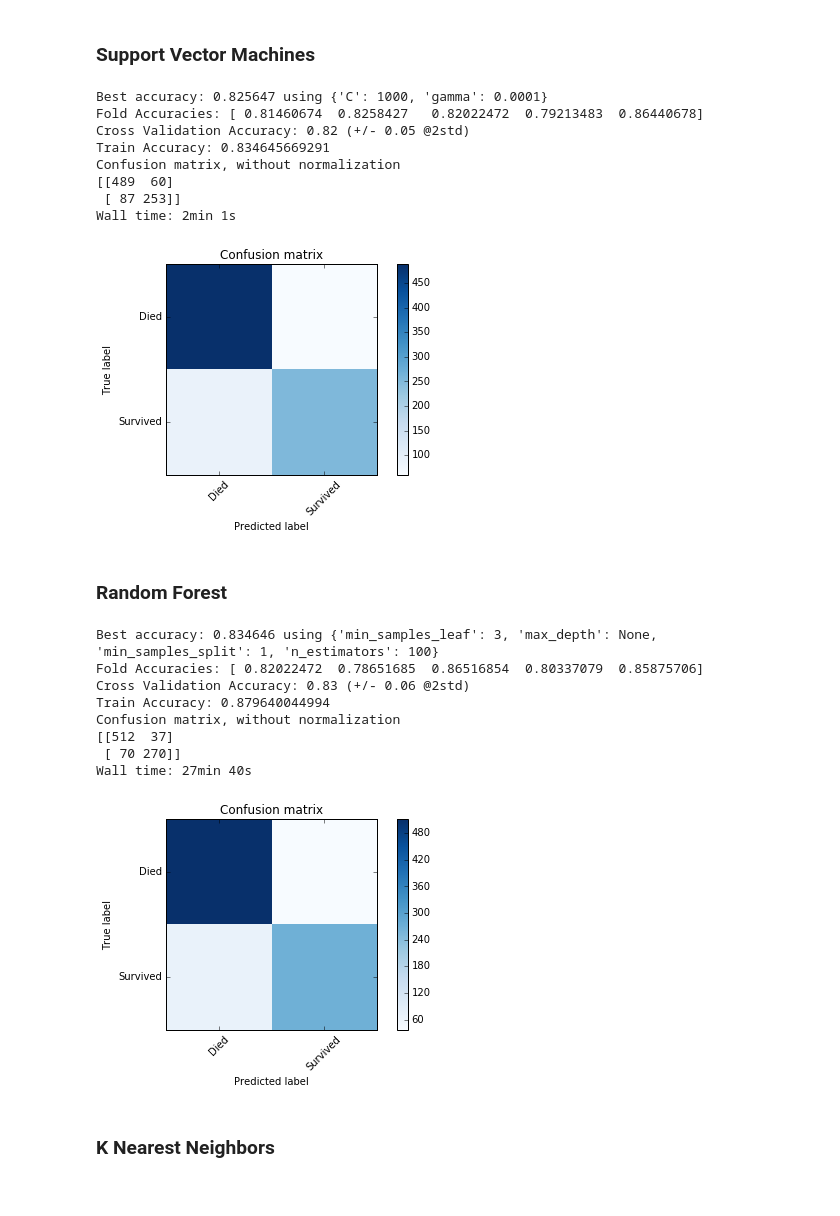
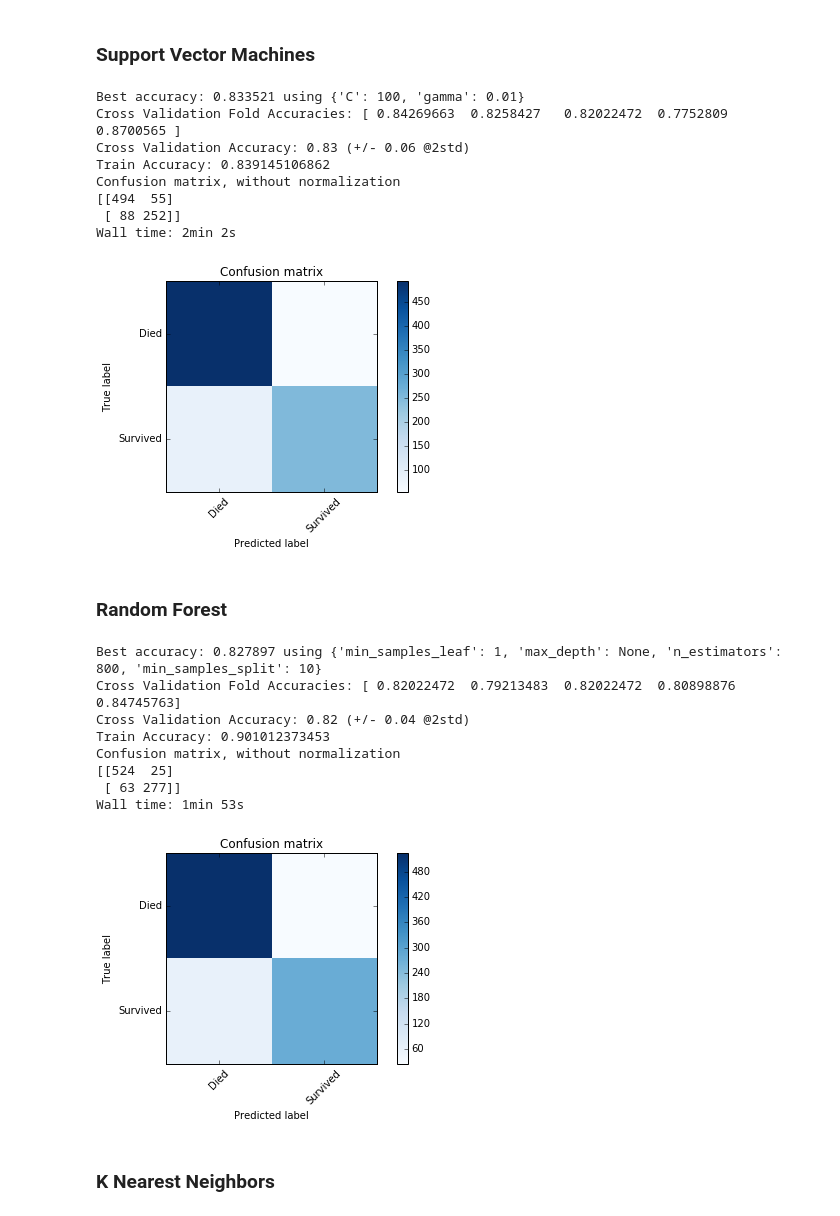
Before and after one commit to Statoil/KagglePlayground, a Jupyter notebook: Titanic/Python/Predict.ipynb, the cells around one changed output. Drawn from its saved outputs; the diff is of its cells as text; code cells hidden in the pictures.

```diff
--- a/Titanic/Python/Predict.ipynb
+++ b/Titanic/Python/Predict.ipynb
@@ -168,3 +172,5 @@ combined_df['Sex'] = combined_df['Sex'].map({'male':1,'female':0}).astype(int)
+# %%
+combined_df['FamilySize'] = combined_df['SibSp'] + combined_df['Parch'] + 1
 # %% [markdown]
 ## Final correction of data ##
 
@@ -194,0 +203,3 @@ memory usage: 183.8 KB
+# %%
+combined_df[['Age','Fare']] = combined_df[['Age','Fare']].apply(lambda x: StandardScaler().fit_transform(x))
+combined_df.describe()
@@ -389,51 +403,51 @@ Y_predSVC = get_test_predictions(svc_optimised, X_test)
 
 create_submission_file(test_df, Y_predSVC, 'predictions_svc.csv')
 # %% [output]
-Best accuracy: 0.825647 using {'C': 1000, 'gamma': 0.0001}
-Fold Accuracies: [ 0.81460674  0.8258427   0.82022472  0.79213483  0.86440678]
-Cross Validation Accuracy: 0.82 (+/- 0.05 @2std)
-Train Accuracy: 0.834645669291
+Best accuracy: 0.833521 using {'C': 100, 'gamma': 0.01}
+Cross Validation Fold Accuracies: [ 0.84269663  0.8258427   0.82022472  0.7752809   0.8700565 ]
+Cross Validation Accuracy: 0.83 (+/- 0.06 @2std)
+Train Accuracy: 0.839145106862
 Confusion matrix, without normalization
-[[489  60]
- [ 87 253]]
-Wall time: 2min 1s
+[[494  55]
+ [ 88 252]]
+Wall time: 2min 2s
 [figure]
 # %% [markdown]
 ### Random Forest ###
 # %%
 %%time
 
 # Kaggle Score: 0.77512
 # random_forest = RandomForestClassifier(criterion='entropy', n_estimators=50, max_depth=8, min_samples_split=8, max_features=5)
 # Kaggle Score: 0.78469
 #random_forest = RandomForestClassifier(criterion='entropy', n_estimators=150, max_depth=10, min_samples_split=8, max_features=10)
 # Kaggle Score: 0.78947
 #random_forest = RandomForestClassifier(criterion='gini', n_estimators=200, max_depth=10, min_samples_split=10, max_features=12)
 
 rf_optimised = get_optimised_model(
     RandomForestClassifier(random_state = 25), {
-        'n_estimators': [100, 200, 400, 800],
-        'min_samples_split': [1, 3, 10],
-        'min_samples_leaf': [1, 3, 10],
+        'n_estimators': [800,],#200, 400, 800, 1000],
+        'min_samples_split': [10],#1, 3, 10],
+        'min_samples_leaf': [1],#, 3, 10],
         'max_depth': [3, None]},
     X_train, Y_train)
 #r_optimised = RandomForestClassifier(n_estimators=100, min_samples_split=1, min_samples_leaf=3, max_depth=None)
 #r_optimised = RandomForestClassifier(criterion='gini', n_estimators=100, max_depth=10, min_samples_split=10, max_features=12)
 
 fit_model(rf_optimised, X_train, Y_train)
 Y_predRF = get_test_predictions(rf_optimised, X_test)
 
 create_submission_file(test_df, Y_predRF, 'predictions_rf.csv')
 # %% [output]
-Best accuracy: 0.834646 using {'min_samples_leaf': 3, 'max_depth': None, 'min_samples_split': 1, 'n_estimators': 100}
-Fold Accuracies: [ 0.82022472  0.78651685  0.86516854  0.80337079  0.85875706]
-Cross Validation Accuracy: 0.83 (+/- 0.06 @2std)
-Train Accuracy: 0.879640044994
+Best accuracy: 0.827897 using {'min_samples_leaf': 1, 'max_depth': None, 'n_estimators': 800, 'min_samples_split': 10}
+Cross Validation Fold Accuracies: [ 0.82022472  0.79213483  0.82022472  0.80898876  0.84745763]
+Cross Validation Accuracy: 0.82 (+/- 0.04 @2std)
+Train Accuracy: 0.901012373453
 Confusion matrix, without normalization
-[[512  37]
- [ 70 270]]
-Wall time: 27min 40s
+[[524  25]
+ [ 63 277]]
+Wall time: 1min 53s
-[figure, old version]
+[figure, new version]
 # %% [markdown]
 ### K Nearest Neighbors ###
 # %%
```
Also changed, not shown: parts of 17 cells of this notebook, 9 other files.
